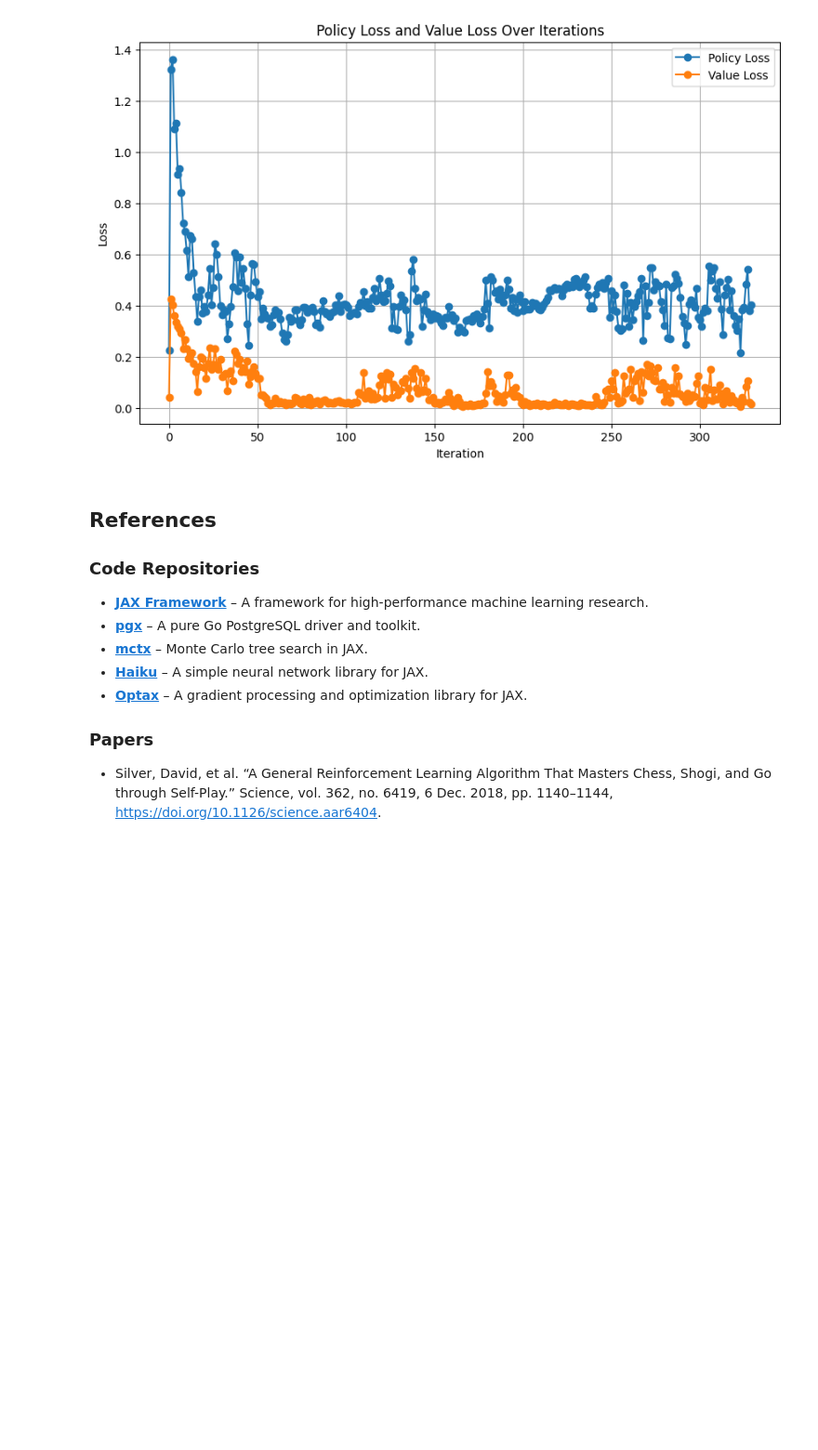
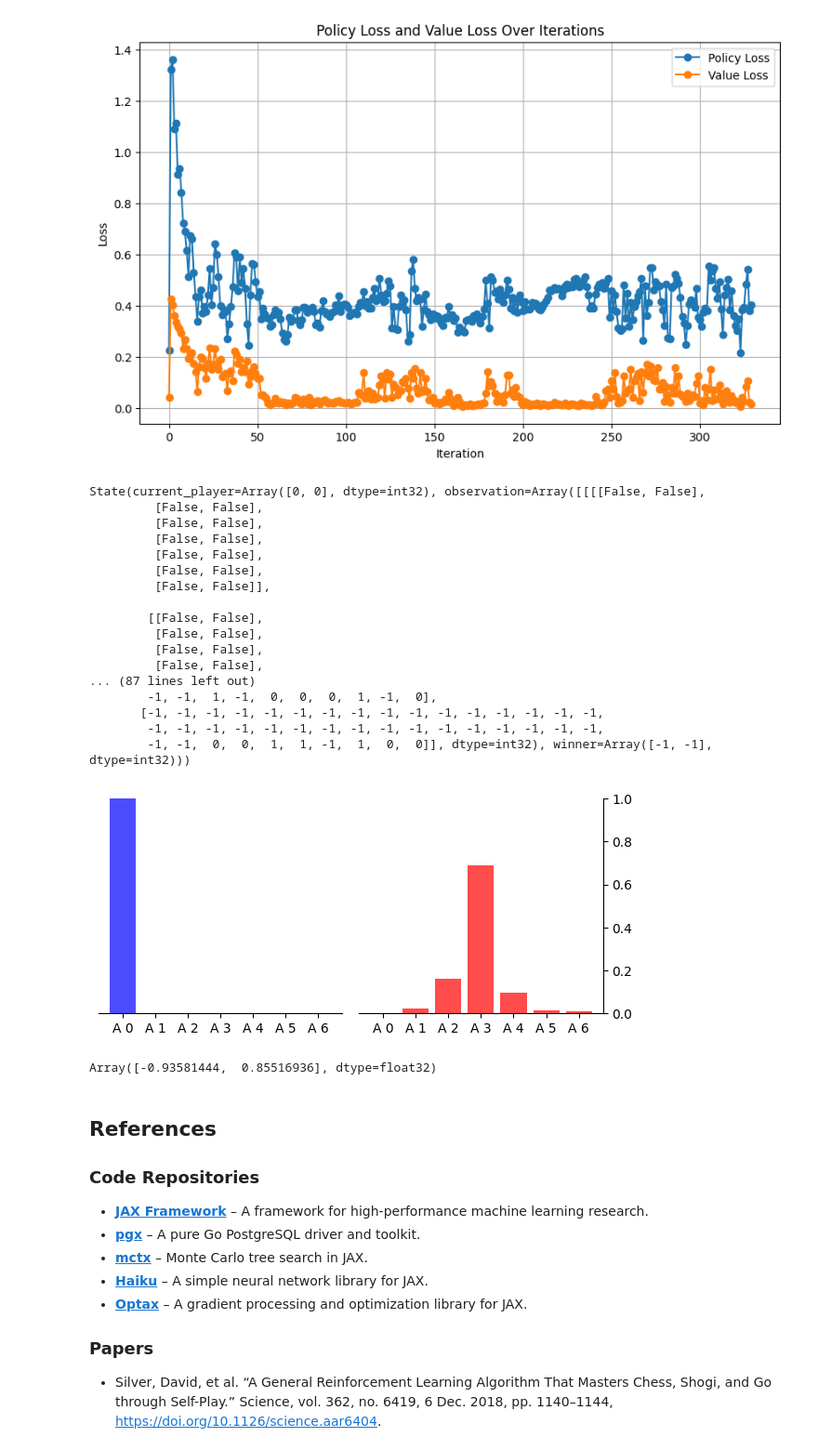
Before and after one commit to s-angheben/rf-learning, a Jupyter notebook: notebook.ipynb, the cells around one changed output. Shown: that part at 93% size. Drawn from its saved outputs; the diff is of its cells as text; code cells hidden in the pictures; blank space fills up the shorter version.

```diff
--- a/notebook.ipynb
+++ b/notebook.ipynb
@@ -654,3 +655,31 @@ az_mcts_play_6_128 = partial(alphazero.play_mcts_model, model_6_128)
+# %%
+model_params, model_state = model_6_128
+(logits, value), _ = alphazero.forward.apply(
+            model_params, model_state, random_state.observation, is_eval=True
+        )
+display(random_state)
+plot_action_hist(jax.nn.softmax(logits))
+value
+# %% [output]
+State(current_player=Array([0, 0], dtype=int32), observation=Array([[[[False, False],
+         [False, False],
+         [False, False],
+         [False, False],
+         [False, False],
+         [False, False],
+         [False, False]],
+
+        [[False, False],
+         [False, False],
+         [False, False],
+         [False, False],
+... (87 lines left out)
+        -1, -1,  1, -1,  0,  0,  0,  1, -1,  0],
+       [-1, -1, -1, -1, -1, -1, -1, -1, -1, -1, -1, -1, -1, -1, -1, -1,
+        -1, -1, -1, -1, -1, -1, -1, -1, -1, -1, -1, -1, -1, -1, -1, -1,
+        -1, -1,  0,  0,  1,  1, -1,  1,  0,  0]], dtype=int32), winner=Array([-1, -1], dtype=int32)))
+[figure, added]
+Array([-0.93581444,  0.85516936], dtype=float32)
 # %% [markdown]
 ## References
 
```
Also changed, not shown: parts of 5 cells of this notebook, 15 other files.
